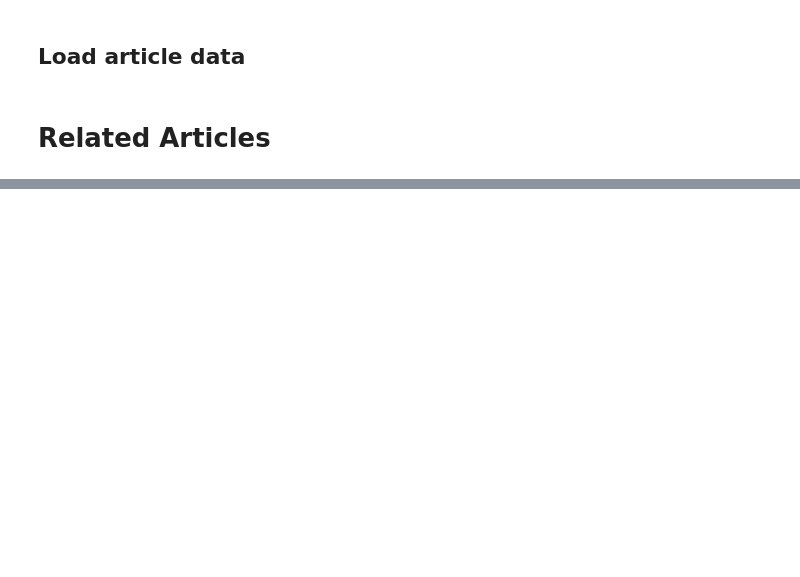
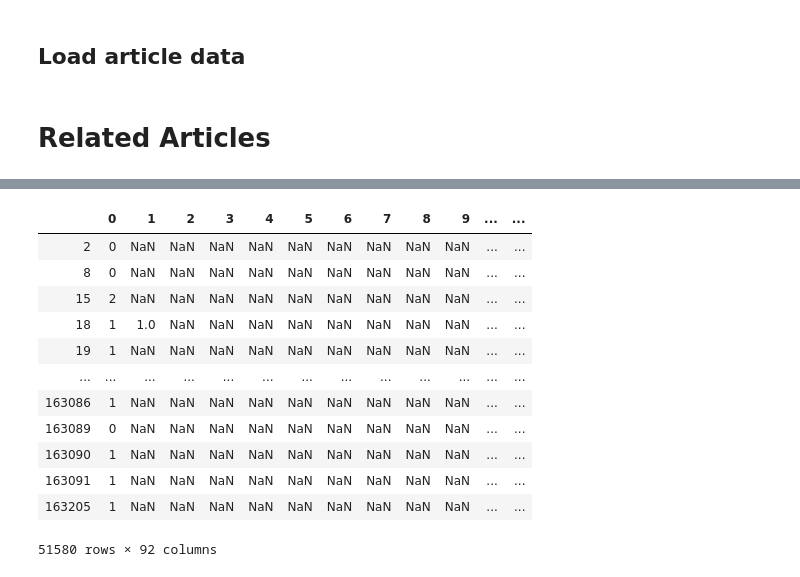
Before and after one commit to atol/fake-news-ai, a Jupyter notebook: notebooks/related_articles.ipynb, the cells around one changed output, grey strips where cells are left out. Drawn from its saved outputs; the diff is of its cells as text; code cells hidden in the pictures; blank space fills up the shorter version.

```diff
--- a/notebooks/related_articles.ipynb
+++ b/notebooks/related_articles.ipynb
@@ -103 +99,18 @@ article_id_labels
  ...}
+# %%
+labelled_articles_df = pd.DataFrame.from_dict(labelled_articles, orient='index')
+labelled_articles_df
+# %% [output]
+|  | 0 | 1 | 2 | 3 | 4 | 5 | 6 | 7 | 8 | 9 | ... | ... |
+| 2 | 0 | NaN | NaN | NaN | NaN | NaN | NaN | NaN | NaN | NaN | ... | ... |
+| 8 | 0 | NaN | NaN | NaN | NaN | NaN | NaN | NaN | NaN | NaN | ... | ... |
+| 15 | 2 | NaN | NaN | NaN | NaN | NaN | NaN | NaN | NaN | NaN | ... | ... |
+| 18 | 1 | 1.0 | NaN | NaN | NaN | NaN | NaN | NaN | NaN | NaN | ... | ... |
+| 19 | 1 | NaN | NaN | NaN | NaN | NaN | NaN | NaN | NaN | NaN | ... | ... |
+| ... | ... | ... | ... | ... | ... | ... | ... | ... | ... | ... | ... | ... |
+| 163086 | 1 | NaN | NaN | NaN | NaN | NaN | NaN | NaN | NaN | NaN | ... | ... |
+| 163089 | 0 | NaN | NaN | NaN | NaN | NaN | NaN | NaN | NaN | NaN | ... | ... |
+| 163090 | 1 | NaN | NaN | NaN | NaN | NaN | NaN | NaN | NaN | NaN | ... | ... |
+| 163091 | 1 | NaN | NaN | NaN | NaN | NaN | NaN | NaN | NaN | NaN | ... | ... |
+| 163205 | 1 | NaN | NaN | NaN | NaN | NaN | NaN | NaN | NaN | NaN | ... | ... |
+51580 rows × 92 columns
```
Also changed, not shown: parts of 23 cells of this notebook, 7 other files.
